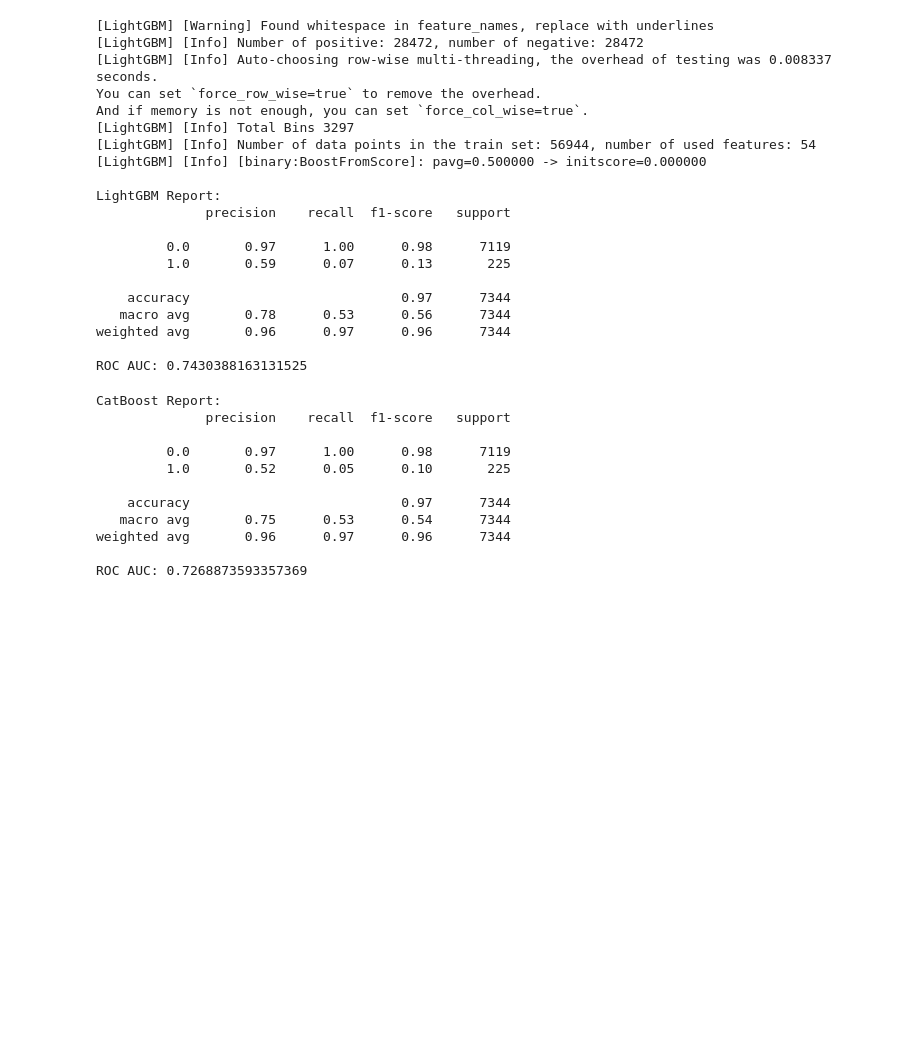
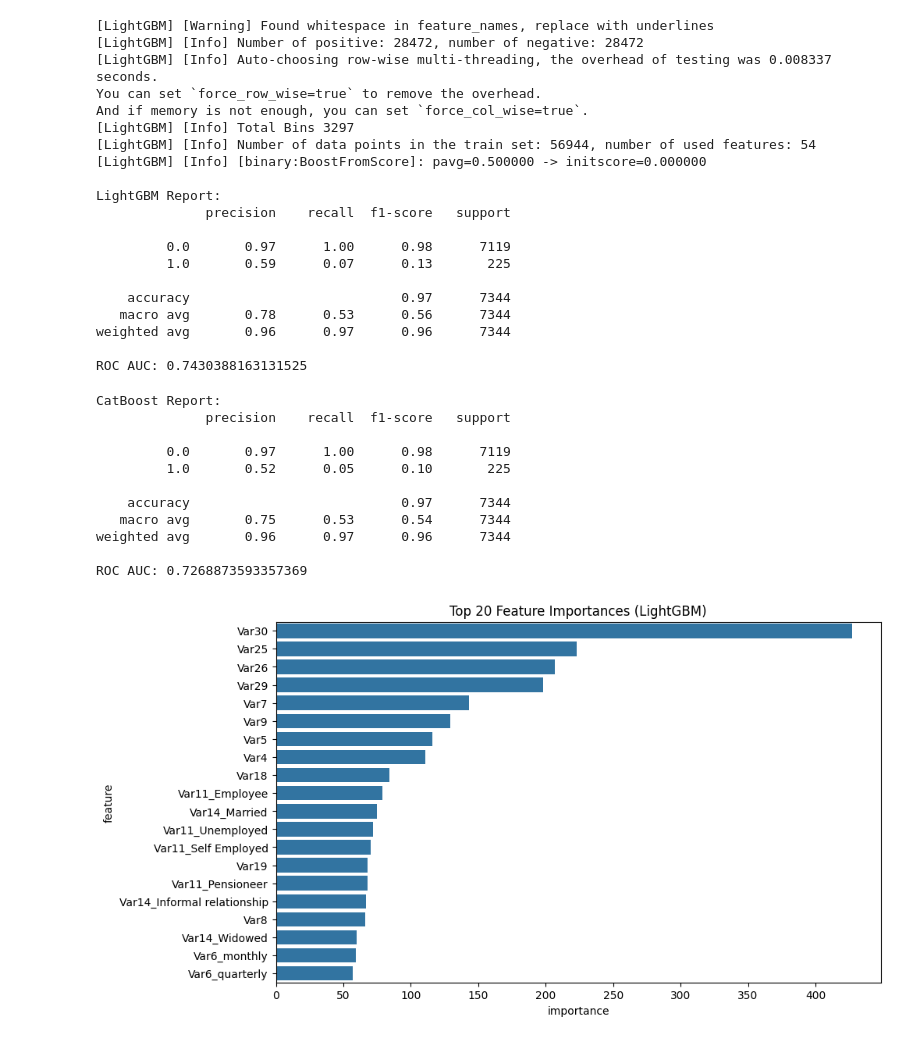
Before and after one commit to akshmaatreja/UBproject, a Jupyter notebook: data cleaning 1st approach.ipynb, the cells around one changed output. Drawn from its saved outputs; the diff is of its cells as text; code cells hidden in the pictures; blank space fills up the shorter version.

```diff
--- a/data cleaning 1st approach.ipynb
+++ b/data cleaning 1st approach.ipynb
@@ -912,3 +912,23 @@ CatBoost Report:
 weighted avg       0.96      0.97      0.96      7344
 
 ROC AUC: 0.7268873593357369
+# %%
+
+import matplotlib.pyplot as plt
+import seaborn as sns
+
+# Get feature importances
+importances = lgb_clf.feature_importances_
+features = X.columns
+
+# Create DataFrame
+feat_imp = pd.DataFrame({'feature': features, 'importance': importances})
+feat_imp = feat_imp.sort_values(by='importance', ascending=False)
+
+# Plot top 20
+plt.figure(figsize=(10, 6))
+sns.barplot(x='importance', y='feature', data=feat_imp.head(20))
+plt.title('Top 20 Feature Importances (LightGBM)')
+plt.show()
+# %% [output]
+[figure, added]
```
Also changed, not shown: 2 other files.
